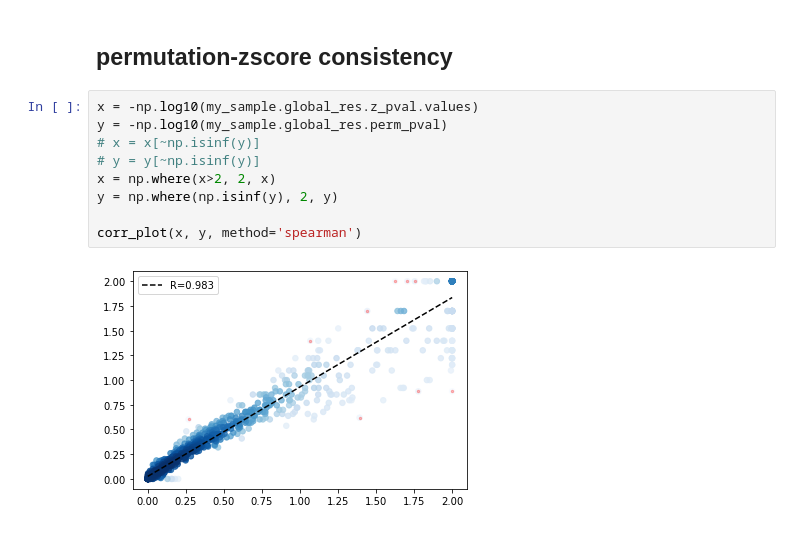
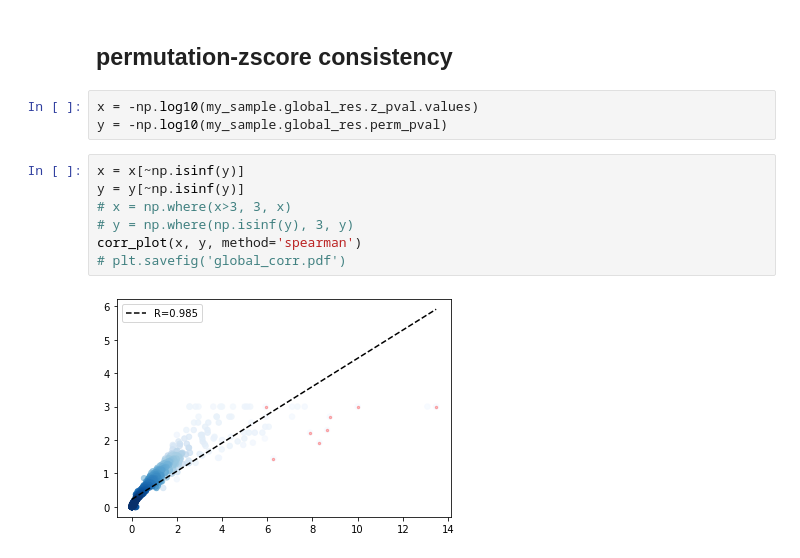
Before and after one commit to StatBiomed/SpatialDM, a Jupyter notebook: tutorial/melanoma.ipynb, the cells around one changed output. Cells and saved outputs as stored; diff of their text form.

```diff
--- a/tutorial/melanoma.ipynb
+++ b/tutorial/melanoma.ipynb
@@ -170,13 +216,14 @@ plot_pairs(my_sample, dic['Pattern_2'])
 # %% [markdown]
 ## permutation-zscore consistency
+# %%
+x = -np.log10(my_sample.global_res.z_pval.values)
+y = -np.log10(my_sample.global_res.perm_pval)
 # %%
-x = -np.log10(my_sample.global_res.z_pval.values)
-y = -np.log10(my_sample.global_res.perm_pval)
-# x = x[~np.isinf(y)]
-# y = y[~np.isinf(y)]
-x = np.where(x>2, 2, x)
-y = np.where(np.isinf(y), 2, y)
-
+x = x[~np.isinf(y)]
+y = y[~np.isinf(y)]
+# x = np.where(x>3, 3, x)
+# y = np.where(np.isinf(y), 3, y)
 corr_plot(x, y, method='spearman')
+# plt.savefig('global_corr.pdf')
 # %% [output]
-[figure, old version]
+[figure, new version]
```
Also changed, not shown: parts of 31 cells of this notebook.
